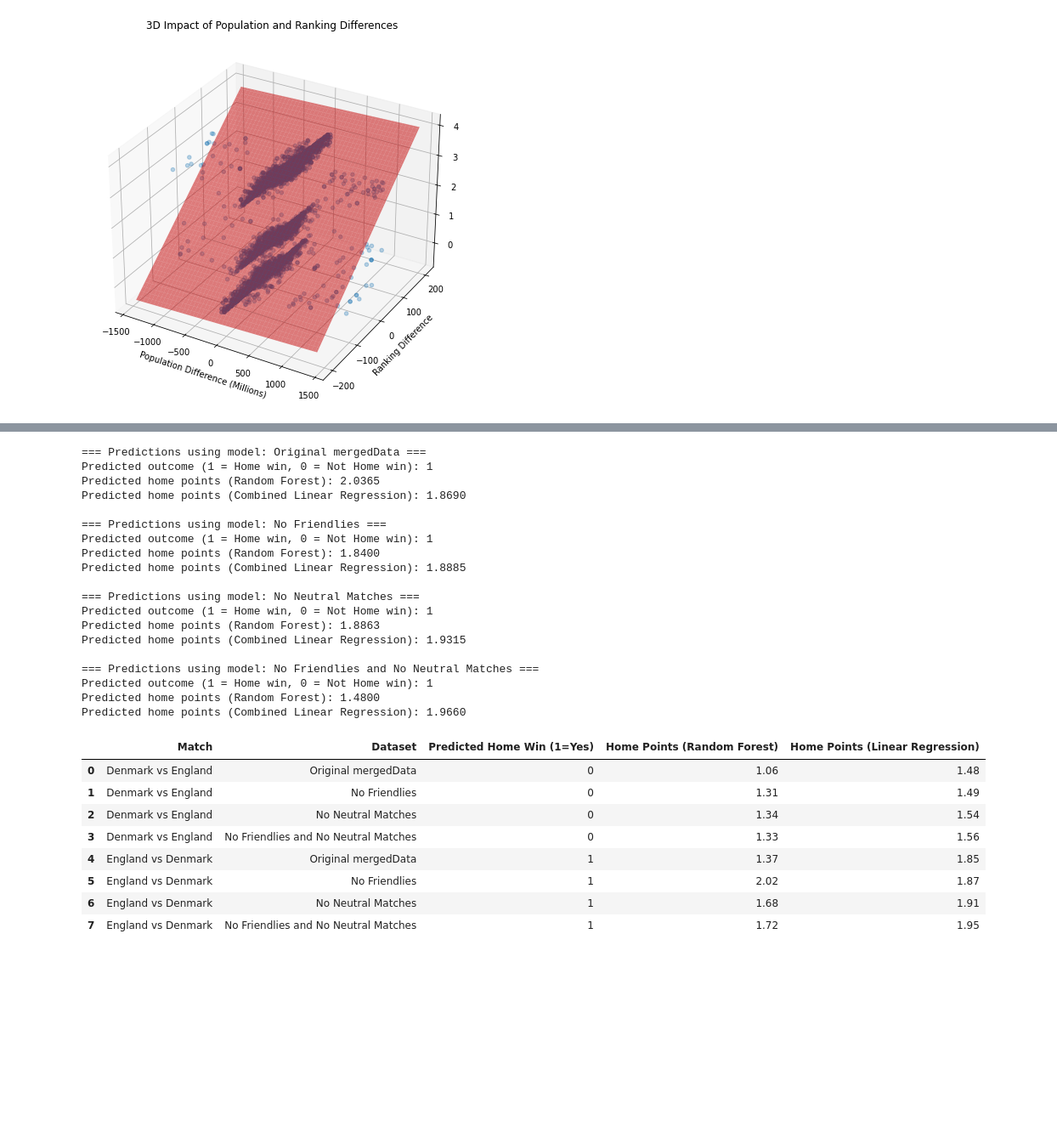
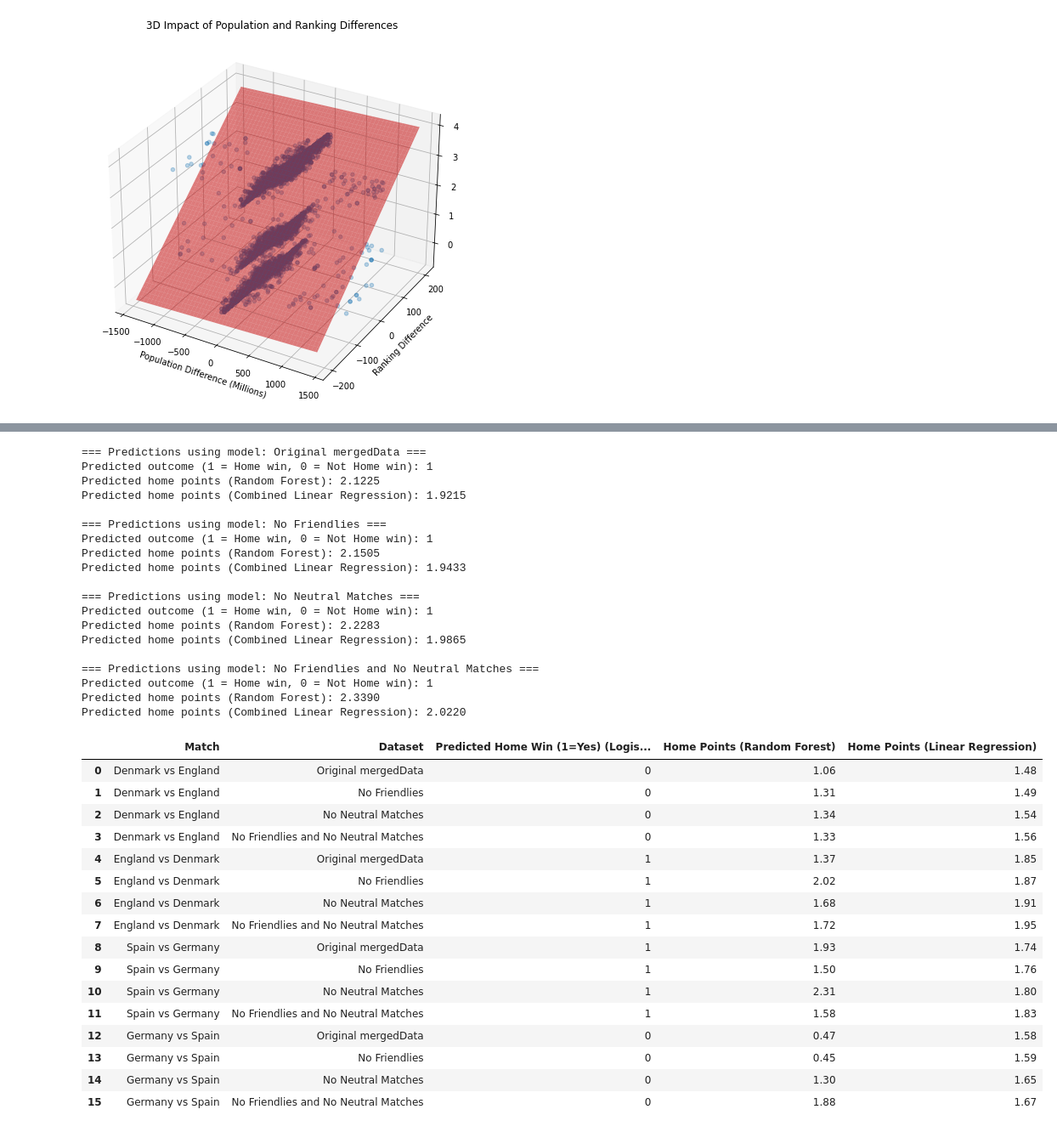
Before and after one commit to LucasHemm/Exam_AI, a Jupyter notebook: AI_Exam.ipynb, the cells around one changed output, grey strips where cells are left out. Shown at 85% size. Drawn from its saved outputs; the diff is of its cells as text; code cells hidden in the pictures; blank space fills up the shorter version.

```diff
--- a/AI_Exam.ipynb
+++ b/AI_Exam.ipynb
@@ -732,8 +743,10 @@ def run_logistic_regression(results: pd.DataFrame):
 def run_random_forest_regression(results: pd.DataFrame):
     """
     Runs Random Forest Regression to predict home points based on population and ranking differences.
-    Includes a scatter plot of true vs predicted points.
+    Includes scatter plot of true vs predicted points and a visualization of a decision tree.
     """
+    from sklearn.tree import plot_tree
+
     # Prepare dataset
     results = results.dropna(subset=['population_difference', 'ranking_difference'])
     X = results[['population_difference', 'ranking_difference']]
@@ -758,7 +771,7 @@ def run_random_forest_regression(results: pd.DataFrame):
     for feat, importance in zip(X.columns, feature_importances):
         print(f"{feat}: {importance:.4f}")
 
-    # Scatter plot
+    # --- Scatter plot: Actual vs Predicted ---
     plt.figure(figsize=(8,6))
     plt.scatter(y, predictions, alpha=0.5)
     plt.plot([0, 3], [0, 3], 'r--')  # ideal line
@@ -768,6 +781,21 @@ def run_random_forest_regression(results: pd.DataFrame):
     plt.grid()
     plt.show()
 
+    # --- Visualize one Decision Tree inside the Forest ---
+    estimator = model.estimators_[0]  # Pick the first tree for visualization
+
+    plt.figure(figsize=(20, 10))
+    plot_tree(
+        estimator,
+        feature_names=X.columns,
+        filled=True,
+        rounded=True,
+        max_depth=3,  # Only show first 3 levels to keep it readable
+        fontsize=10
+    )
+    plt.title('Visualization of one Decision Tree inside Random Forest')
+    plt.show()
+
     return model
 # %%
 # --- Step 1: Make sure difference columns are created for all datasets ---
@@ -895,8 +916,8 @@ ranking_difference: 0.4357
 # %%
 # Define the new match input
 new_data = pd.DataFrame({
-    'population_difference': [50],
-    'ranking_difference': [20]
+    'population_difference': [100],
+    'ranking_difference': [25]
 })
 
 # Pull all models properly
@@ -925,23 +946,23 @@ for name, (logistic_model, rf_model, combined_model) in model_sets.items():
 # %% [output]
 === Predictions using model: Original mergedData ===
 Predicted outcome (1 = Home win, 0 = Not Home win): 1
-Predicted home points (Random Forest): 2.0365
-Predicted home points (Combined Linear Regression): 1.8690
+Predicted home points (Random Forest): 2.1225
+Predicted home points (Combined Linear Regression): 1.9215
 
 === Predictions using model: No Friendlies ===
 Predicted outcome (1 = Home win, 0 = Not Home win): 1
-Predicted home points (Random Forest): 1.8400
-Predicted home points (Combined Linear Regression): 1.8885
+Predicted home points (Random Forest): 2.1505
+Predicted home points (Combined Linear Regression): 1.9433
 
 === Predictions using model: No Neutral Matches ===
 Predicted outcome (1 = Home win, 0 = Not Home win): 1
-Predicted home points (Random Forest): 1.8863
-Predicted home points (Combined Linear Regression): 1.9315
+Predicted home points (Random Forest): 2.2283
+Predicted home points (Combined Linear Regression): 1.9865
 
 === Predictions using model: No Friendlies and No Neutral Matches ===
 Predicted outcome (1 = Home win, 0 = Not Home win): 1
-Predicted home points (Random Forest): 1.4800
-Predicted home points (Combined Linear Regression): 1.9660
+Predicted home points (Random Forest): 2.3390
+Predicted home points (Combined Linear Regression): 2.0220
 # %%
 # Define the match data
 matches = {
@@ -952,40 +973,48 @@ matches = {
     'England vs Denmark': pd.DataFrame({
         'population_difference': [52.057728],
         'ranking_difference': [18]
-    })
+    }),
+    'Spain vs Germany': pd.DataFrame({
+        'population_difference': [47.889958-84.075075],
+        'ranking_difference': [8]
+    }),
+    'Germany vs Spain': pd.DataFrame({
+        'population_difference': [84.075075-47.889958],
+        'ranking_difference': [-8]
+    }),
 }
 
 # Store results
 prediction_results = []
 
 # Loop over matches and model sets
 for match_name, match_data in matches.items():
     for dataset_name, (logistic_model, rf_model, combined_model) in model_sets.items():
         predicted_home_win = logistic_model.predict(match_data)[0]
         predicted_home_points_rf = rf_model.predict(match_data)[0]
         predicted_home_points_linear = combined_model.predict(match_data)[0]
 
         prediction_results.append({
             'Match': match_name,
             'Dataset': dataset_name,
-            'Predicted Home Win (1=Yes)': int(predicted_home_win),
+            'Predicted Home Win (1=Yes) (Logistic model)': int(predicted_home_win),
             'Home Points (Random Forest)': round(predicted_home_points_rf, 2),
             'Home Points (Linear Regression)': round(predicted_home_points_linear, 2)
         })
 
 # Create DataFrame
 summary_df = pd.DataFrame(prediction_results)
 
 # Reorder columns a bit
 summary_df = summary_df[['Match', 'Dataset',
-                         'Predicted Home Win (1=Yes)',
+                         'Predicted Home Win (1=Yes) (Logistic model)',
                          'Home Points (Random Forest)',
                          'Home Points (Linear Regression)']]
 
 # Show it nicely in Jupyter
 display(summary_df)
 # %% [output]
-|  | Match | Dataset | Predicted Home Win (1=Yes) | Home Points (Random Forest) | Home Points (Linear Regression) |
+|  | Match | Dataset | Predicted Home Win (1=Yes) (Logis... | Home Points (Random Forest) | Home Points (Linear Regression) |
 | 0 | Denmark vs England | Original mergedData | 0 | 1.06 | 1.48 |
 | 1 | Denmark vs England | No Friendlies | 0 | 1.31 | 1.49 |
 | 2 | Denmark vs England | No Neutral Matches | 0 | 1.34 | 1.54 |
@@ -994,3 +1023,11 @@ display(summary_df)
 | 5 | England vs Denmark | No Friendlies | 1 | 2.02 | 1.87 |
 | 6 | England vs Denmark | No Neutral Matches | 1 | 1.68 | 1.91 |
 | 7 | England vs Denmark | No Friendlies and No Neutral Matches | 1 | 1.72 | 1.95 |
+| 8 | Spain vs Germany | Original mergedData | 1 | 1.93 | 1.74 |
+| 9 | Spain vs Germany | No Friendlies | 1 | 1.50 | 1.76 |
+| 10 | Spain vs Germany | No Neutral Matches | 1 | 2.31 | 1.80 |
+| 11 | Spain vs Germany | No Friendlies and No Neutral Matches | 1 | 1.58 | 1.83 |
+| 12 | Germany vs Spain | Original mergedData | 0 | 0.47 | 1.58 |
+| 13 | Germany vs Spain | No Friendlies | 0 | 0.45 | 1.59 |
+| 14 | Germany vs Spain | No Neutral Matches | 0 | 1.30 | 1.65 |
+| 15 | Germany vs Spain | No Friendlies and No Neutral Matches | 0 | 1.88 | 1.67 |
```
Also changed, not shown: parts of 3 cells of this notebook.
